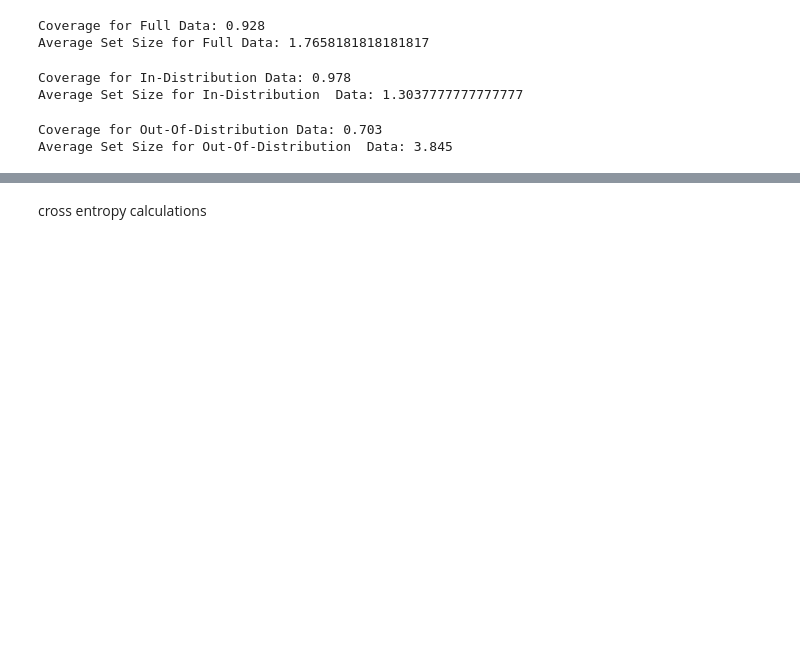
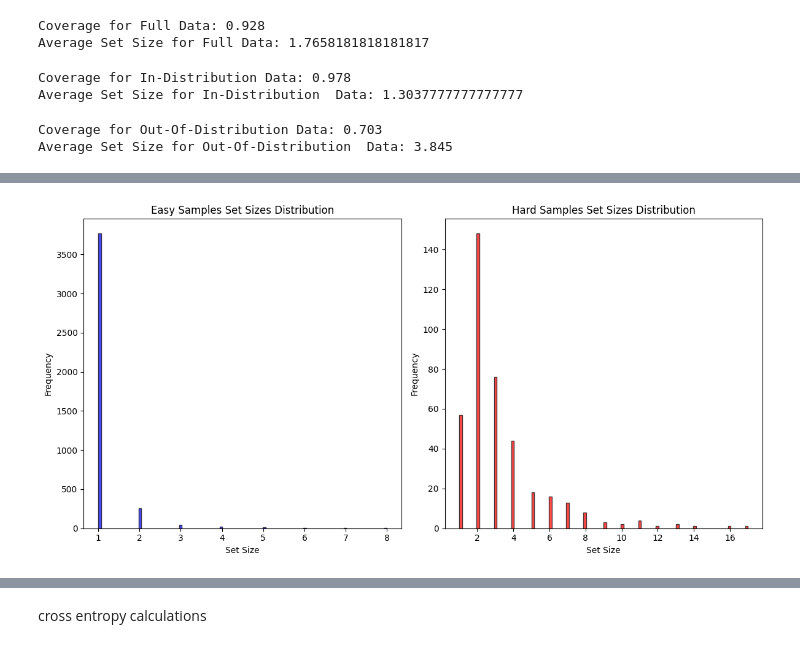
Before and after one commit to negarkamali/OOS, a Jupyter notebook: Intent_classification_conforml_prediction.ipynb, the cells around one changed output, grey strips where cells are left out. Saved outputs shown, nothing was run; the diff lists cells and outputs as text; code cells hidden in the pictures; blank space fills up the shorter version.

```diff
--- a/Intent_classification_conforml_prediction.ipynb
+++ b/Intent_classification_conforml_prediction.ipynb
@@ -352,7 +350,7 @@ print(f"Coverage of top-5 predictions for ID: {coverage_percentage:.2f}%")
 Coverage of top-5 predictions for ID: 99.07%
 # %%
 # Get predicted probabilities
-y_proba = model_MLP.predict_proba(X_test_oos)
+y_probaOOD = model_MLP.predict_proba(X_test_oos)
 # Get class labels
 class_labels = model_MLP.classes_
 
@@ -362,7 +360,7 @@ top_correct = []
 # Find the top-5 predictions for each test instance
 for i in range(len(X_test_oos)):
     # Get the indices of the top-5 probabilities
-    top_indices = np.argsort(y_proba[i])[-5:]
+    top_indices = np.argsort(y_probaOOD[i])[-5:]
     # Get the predicted classes for these probabilities
     top_classes = class_labels[top_indices]
     # Check if the true class is among the top-5 predictions
@@ -542,0 +608,78 @@ plt.show()
+# %%
+# Categorize samples based on the threshold
+easy_samples = np.where(cross_entropy_losses <= filtered_median_loss)[0]
+hard_samples = np.where(cross_entropy_losses > filtered_median_loss)[0]
+
+# Now, let's find out the distribution of set sizes for easy and hard samples
+easy_samples_set_sizes = [np.sum(y_ps_scoreIn[i]) for i in easy_samples]
+hard_samples_set_sizes = [np.sum(y_ps_scoreIn[i]) for i in hard_samples]
+
+# Easy Samples Set Sizes Histogram
+plt.figure(figsize=(12, 6))
+plt.subplot(1, 2, 1)
+plt.hist(easy_samples_set_sizes, bins=100, alpha=0.7, color='blue', edgecolor='black')
+plt.title("Easy Samples Set Sizes Distribution")
+plt.xlabel("Set Size")
+plt.ylabel("Frequency")
+
+# Hard Samples Set Sizes Histogram
+plt.subplot(1, 2, 2)
+plt.hist(hard_samples_set_sizes, bins=100, alpha=0.7, color='red', edgecolor='black')
+plt.title("Hard Samples Set Sizes Distribution")
+plt.xlabel("Set Size")
+plt.ylabel("Frequency")
+
+plt.tight_layout()
+plt.show()
+
+average_set_size_easy = np.mean(easy_samples_set_sizes)
+average_set_size_hard = np.mean(hard_samples_set_sizes)
+
+print("Average Set Size for Easy ID:", average_set_size_easy)
+print("Average Set Size for Hard ID:", average_set_size_hard)
+
+# Filter for easy_samples
+y_test_is_easy = np.array(y_test_is)[easy_samples]
+y_ps_scoreIn_easy = np.array(y_ps_scoreIn)[easy_samples]
+
+# Calculate coverage for easy_samples using classification_coverage_score function
+coverage_easy = classification_coverage_score(y_test_is_easy, y_ps_scoreIn_easy)
+
+# Filter for hard_samples
+y_test_is_hard = np.array(y_test_is)[hard_samples]
+y_ps_scoreIn_hard = np.array(y_ps_scoreIn)[hard_samples]
+
+# Calculate coverage for hard_samples using classification_coverage_score function
+coverage_hard = classification_coverage_score(y_test_is_hard, y_ps_scoreIn_hard)
+
+# Print the coverages
+print("Coverage for Easy ID samples:", coverage_easy)
+print("Coverage for Hard ID samples:", coverage_hard)
+
+top_correctEasy = []
+top_correctHard = []
+
+# Find the top-5 predictions for each test instance
+for i in range(len(X_test_is)):
+    # Get the indices of the top-5 probabilities
+    top_indices = np.argsort(y_probaIn[i])[-5:]
+    # Get the predicted classes for these probabilities
+    top_classes = class_labels[top_indices]
+    # Check if the true class is among the top-5 predictions
+    is_correct = y_test_is[i] in top_classes
+    if (i in easy_samples):
+        top_correctEasy.append(is_correct)
+    elif (i in hard_samples):
+        top_correctHard.append(is_correct)
+    else:
+        continue
+
+# Calculate the number of instances where the top-5 predictions were correct
+num_correct_top_easy = sum(top_correctEasy)
+num_correct_top_hard = sum(top_correctHard)
+coverage_percentage_easy = (num_correct_top_easy / len(top_correctEasy)) * 1
+coverage_percentage_hard = (num_correct_top_hard / len(top_correctHard)) * 1
+print(f"Coverage of top-5 predictions for Easy ID: {coverage_percentage_easy:.2f}")
+print(f"Coverage of top-5 predictions for Hard ID: {coverage_percentage_hard:.2f}")
+# %% [output]
+[figure, added]
```
Also changed, not shown: parts of 24 cells of this notebook.
